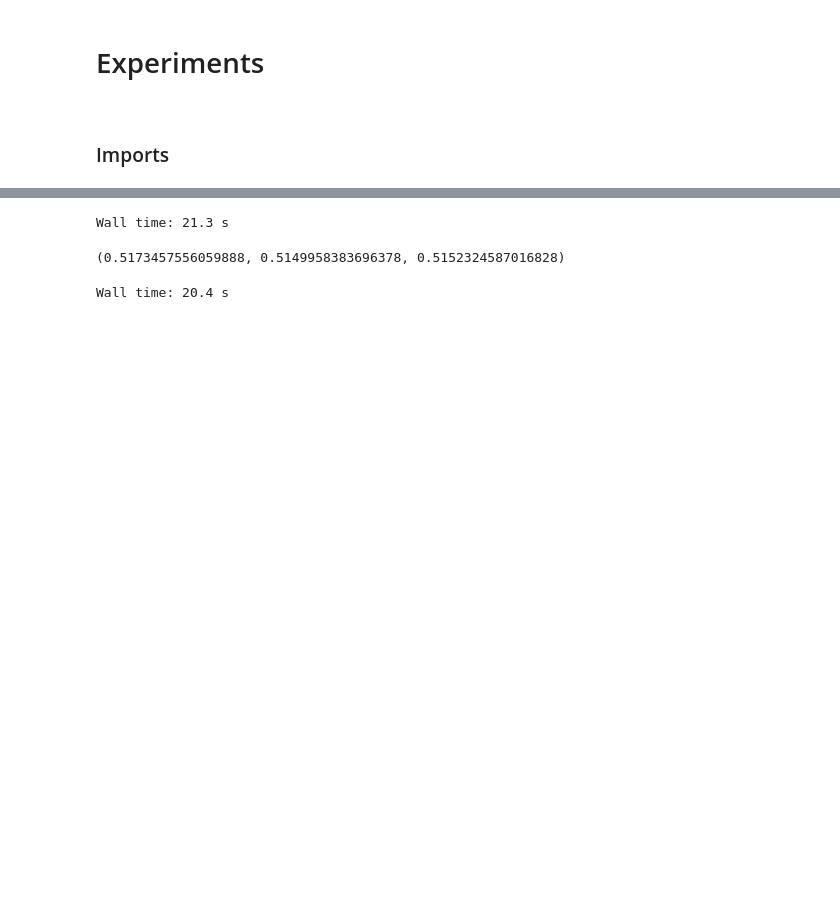
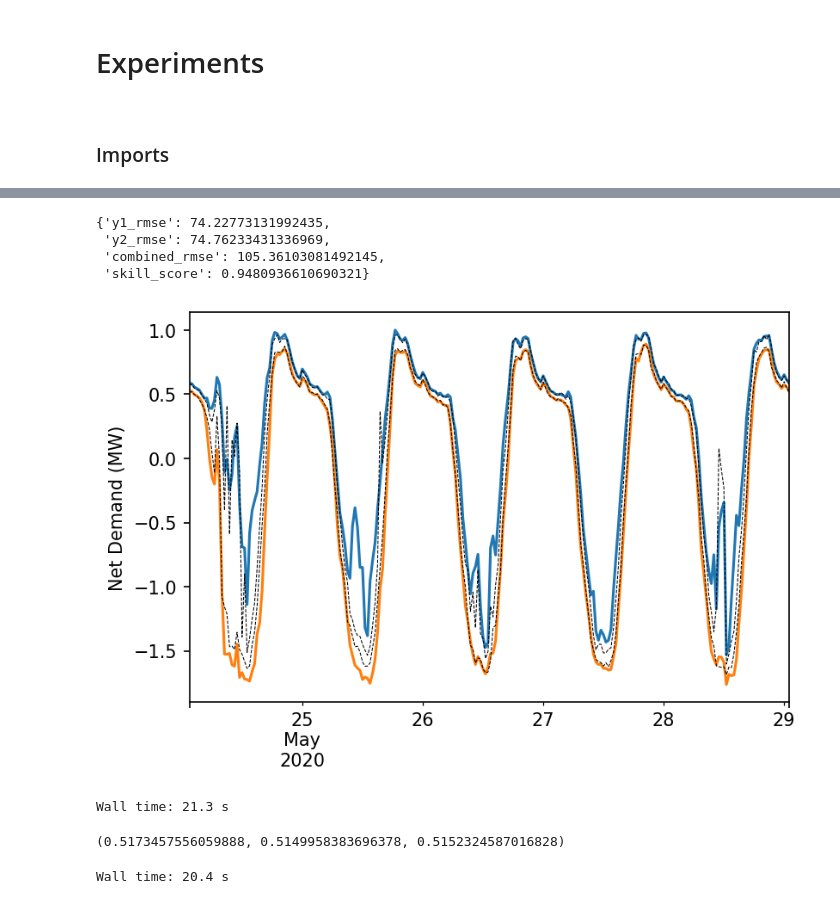
Before and after one commit to AyrtonB/WPD-Hackathon, a Jupyter notebook: nbs/06-experiments.ipynb, the cells around one changed output, grey strips where cells are left out. Cells and saved outputs as stored; diff of their text form; code cells hidden in the pictures; blank space fills up the shorter version.

```diff
--- a/nbs/06-experiments.ipynb
+++ b/nbs/06-experiments.ipynb
@@ -69,0 +79,11 @@ Wall time: 12.4 s
+# %%
+%%time
+
+params = copy.deepcopy(default_params)
+
+params['data_kwargs']['use_target_delta'] = True
+model_suite, error_metrics, df_pred, input_data = suite.run_parameterised_model(**params)
+suite.plot_pred_sample(df_pred, df_target)
+
+error_metrics
+# %% [output]
@@ -70,3 +91,8 @@ Wall time: 12.4 s
+{'y1_rmse': 74.22773131992435,
+ 'y2_rmse': 74.76233431336969,
+ 'combined_rmse': 105.36103081492145,
+ 'skill_score': 0.9480936610690321}
+[figure, added]
 # %%
 %%time
 
```
Also changed, not shown: parts of 6 cells of this notebook, 10 other files.
